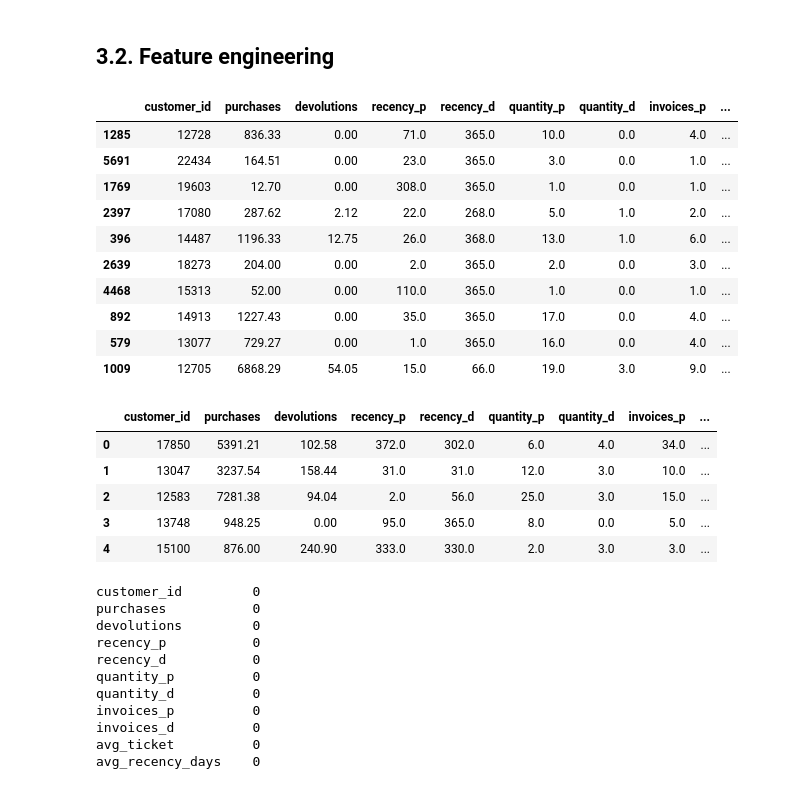
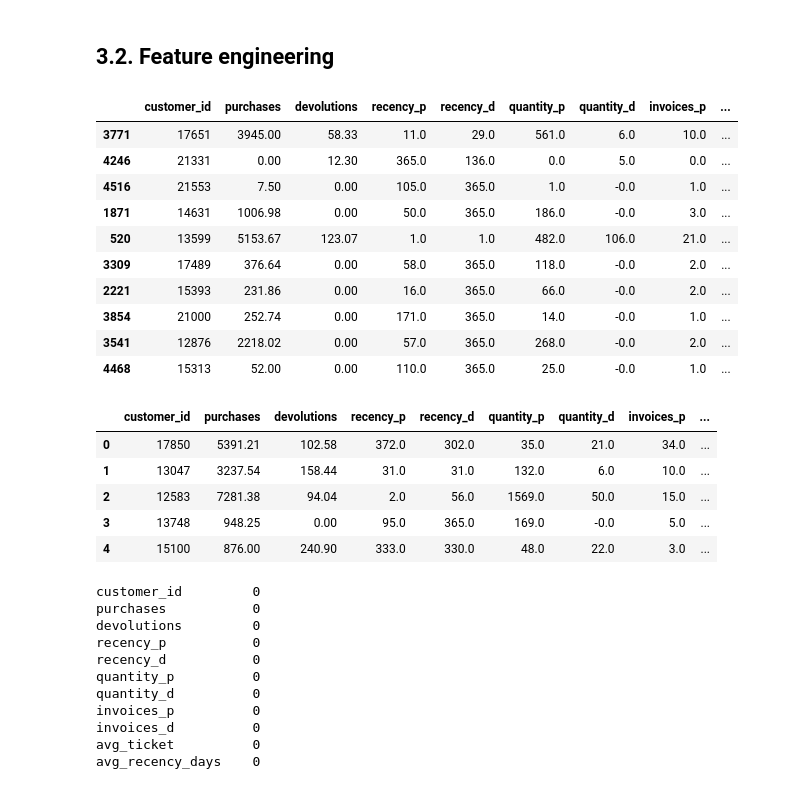
Before and after one commit to pedropscf/3-insiders-clustering, a Jupyter notebook: notebooks/m05-insiders-clustering.ipynb, the cells around one changed output. Saved outputs shown, nothing was run; the diff lists cells and outputs as text; code cells hidden in the pictures.

```diff
--- a/notebooks/m05-insiders-clustering.ipynb
+++ b/notebooks/m05-insiders-clustering.ipynb
@@ -410,10 +410,10 @@ df_ref.head(10)
 ### 3.1.3. Quantity of product pruchased or returned
 # %%
 # Frequency - both purchases and returns
-df_freq_p = df2_purchase[['customer_id', 'quantity']].drop_duplicates().groupby( 'customer_id' ).count().reset_index().rename(columns={'quantity':'quantity_p'})
+df_freq_p = df2_purchase[['customer_id', 'quantity']].drop_duplicates().groupby( 'customer_id' ).sum().reset_index().rename(columns={'quantity':'quantity_p'})
 df_ref = pd.merge( df_ref, df_freq_p, on='customer_id', how='left' )
 
-df_freq_d = df2_returns[['customer_id', 'quantity']].drop_duplicates().groupby( 'customer_id' ).count().reset_index().rename(columns={'quantity':'quantity_d'})
+df_freq_d = df2_returns[['customer_id', 'quantity']].drop_duplicates().groupby( 'customer_id' ).sum().reset_index().rename(columns={'quantity':'quantity_d'})
 df_ref = pd.merge( df_ref, df_freq_d, on='customer_id', how='left' )
 df_ref.head(10)
 # %% [output]
@@ -617,53 +617,53 @@ df_ref['devolutions'] = df_ref['devolutions'].apply(lambda x: (-1*x) if x < 0
 #max_date = df2['invoice_date'].max()
 #filter_date = max_date - datetime.timedelta(days=90)
 #filter0 = df2_returns[df2_returns['invoice_date'] >= filter_date].groupby('customer_id').sum().reset_index()
 #filter0 = filter0.drop(['unit_price'], axis=1)
 #filter0.columns = ['customer_id', 'devolution_90']
 #df_ref = pd.merge( df_ref, filter0, on='customer_id', how='left' )
 
 #df_ref['purc_dev'] = (df_ref['purchases'] + 1) / (df_ref['devolutions'] + 1)
 
 #df_ref['ticket_product'] = round(df_ref['gross_revenue'] / (df_ref['quantity'] + 0.00001), 2)
 #filter0.head()
 df_ref.head()
 
 df_ref['quantity_d'] = df_ref['quantity_d'].apply( lambda x: 0.00 if math.isnan(x) else x )
 df_ref['recency_d'] = df_ref['recency_d'].apply( lambda x: 365 if math.isnan(x) else x )
-df_ref['quantity_d'] = df_ref['quantity_d'].apply( lambda x: 0.00 if math.isnan(x) else x )
+df_ref['quantity_d'] = df_ref['quantity_d'].apply( lambda x: 0.00 if math.isnan(x) else x*(-1) )
 df_ref['invoices_d'] = df_ref['invoices_d'].apply( lambda x: 0.00 if math.isnan(x) else x )
 
 df_ref['quantity_p'] = df_ref['quantity_p'].apply( lambda x: 0.00 if math.isnan(x) else x )
 df_ref['recency_p'] = df_ref['recency_p'].apply( lambda x: 365 if math.isnan(x) else x )
 df_ref['quantity_p'] = df_ref['quantity_p'].apply( lambda x: 0.00 if math.isnan(x) else x )
 df_ref['invoices_p'] = df_ref['invoices_p'].apply( lambda x: 0.00 if math.isnan(x) else x )
 df_ref['avg_ticket'] = df_ref['avg_ticket'].apply( lambda x: 0.00 if math.isnan(x) else x )
 df_ref['purchases_pday'] = df_ref['purchases_pday'].apply( lambda x: 0.00 if math.isnan(x) else x )
 
 df_ref['avg_variety'] = df_ref['avg_variety'].apply( lambda x: 0.00 if math.isnan(x) else x )
 df_ref['avg_basket_size'] = df_ref['avg_basket_size'].apply( lambda x: 0.00 if math.isnan(x) else x )
 
 df_ref.sample(10)
 # %% [output]
 |  | customer_id | purchases | devolutions | recency_p | recency_d | quantity_p | quantity_d | invoices_p | ... |
-| 1285 | 12728 | 836.33 | 0.00 | 71.0 | 365.0 | 10.0 | 0.0 | 4.0 | ... |
-| 5691 | 22434 | 164.51 | 0.00 | 23.0 | 365.0 | 3.0 | 0.0 | 1.0 | ... |
-| 1769 | 19603 | 12.70 | 0.00 | 308.0 | 365.0 | 1.0 | 0.0 | 1.0 | ... |
-| 2397 | 17080 | 287.62 | 2.12 | 22.0 | 268.0 | 5.0 | 1.0 | 2.0 | ... |
-| 396 | 14487 | 1196.33 | 12.75 | 26.0 | 368.0 | 13.0 | 1.0 | 6.0 | ... |
-| 2639 | 18273 | 204.00 | 0.00 | 2.0 | 365.0 | 2.0 | 0.0 | 3.0 | ... |
-| 4468 | 15313 | 52.00 | 0.00 | 110.0 | 365.0 | 1.0 | 0.0 | 1.0 | ... |
-| 892 | 14913 | 1227.43 | 0.00 | 35.0 | 365.0 | 17.0 | 0.0 | 4.0 | ... |
-| 579 | 13077 | 729.27 | 0.00 | 1.0 | 365.0 | 16.0 | 0.0 | 4.0 | ... |
-| 1009 | 12705 | 6868.29 | 54.05 | 15.0 | 66.0 | 19.0 | 3.0 | 9.0 | ... |
+| 3771 | 17651 | 3945.00 | 58.33 | 11.0 | 29.0 | 561.0 | 6.0 | 10.0 | ... |
+| 4246 | 21331 | 0.00 | 12.30 | 365.0 | 136.0 | 0.0 | 5.0 | 0.0 | ... |
+| 4516 | 21553 | 7.50 | 0.00 | 105.0 | 365.0 | 1.0 | -0.0 | 1.0 | ... |
+| 1871 | 14631 | 1006.98 | 0.00 | 50.0 | 365.0 | 186.0 | -0.0 | 3.0 | ... |
+| 520 | 13599 | 5153.67 | 123.07 | 1.0 | 1.0 | 482.0 | 106.0 | 21.0 | ... |
+| 3309 | 17489 | 376.64 | 0.00 | 58.0 | 365.0 | 118.0 | -0.0 | 2.0 | ... |
+| 2221 | 15393 | 231.86 | 0.00 | 16.0 | 365.0 | 66.0 | -0.0 | 2.0 | ... |
+| 3854 | 21000 | 252.74 | 0.00 | 171.0 | 365.0 | 14.0 | -0.0 | 1.0 | ... |
+| 3541 | 12876 | 2218.02 | 0.00 | 57.0 | 365.0 | 268.0 | -0.0 | 2.0 | ... |
+| 4468 | 15313 | 52.00 | 0.00 | 110.0 | 365.0 | 25.0 | -0.0 | 1.0 | ... |
 # %%
 df_ref.head()
 # %% [output]
 |  | customer_id | purchases | devolutions | recency_p | recency_d | quantity_p | quantity_d | invoices_p | ... |
-| 0 | 17850 | 5391.21 | 102.58 | 372.0 | 302.0 | 6.0 | 4.0 | 34.0 | ... |
-| 1 | 13047 | 3237.54 | 158.44 | 31.0 | 31.0 | 12.0 | 3.0 | 10.0 | ... |
-| 2 | 12583 | 7281.38 | 94.04 | 2.0 | 56.0 | 25.0 | 3.0 | 15.0 | ... |
-| 3 | 13748 | 948.25 | 0.00 | 95.0 | 365.0 | 8.0 | 0.0 | 5.0 | ... |
-| 4 | 15100 | 876.00 | 240.90 | 333.0 | 330.0 | 2.0 | 3.0 | 3.0 | ... |
+| 0 | 17850 | 5391.21 | 102.58 | 372.0 | 302.0 | 35.0 | 21.0 | 34.0 | ... |
+| 1 | 13047 | 3237.54 | 158.44 | 31.0 | 31.0 | 132.0 | 6.0 | 10.0 | ... |
+| 2 | 12583 | 7281.38 | 94.04 | 2.0 | 56.0 | 1569.0 | 50.0 | 15.0 | ... |
+| 3 | 13748 | 948.25 | 0.00 | 95.0 | 365.0 | 169.0 | -0.0 | 5.0 | ... |
+| 4 | 15100 | 876.00 | 240.90 | 333.0 | 330.0 | 48.0 | 22.0 | 3.0 | ... |
 # %%
 df_ref.isna().sum()
 # %% [output]
```
Also changed, not shown: parts of 12 cells of this notebook, 1 other file.
